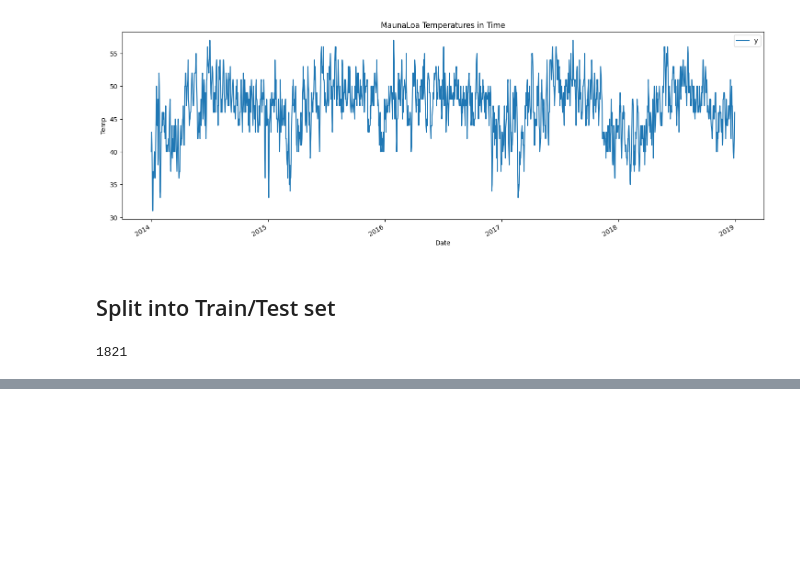
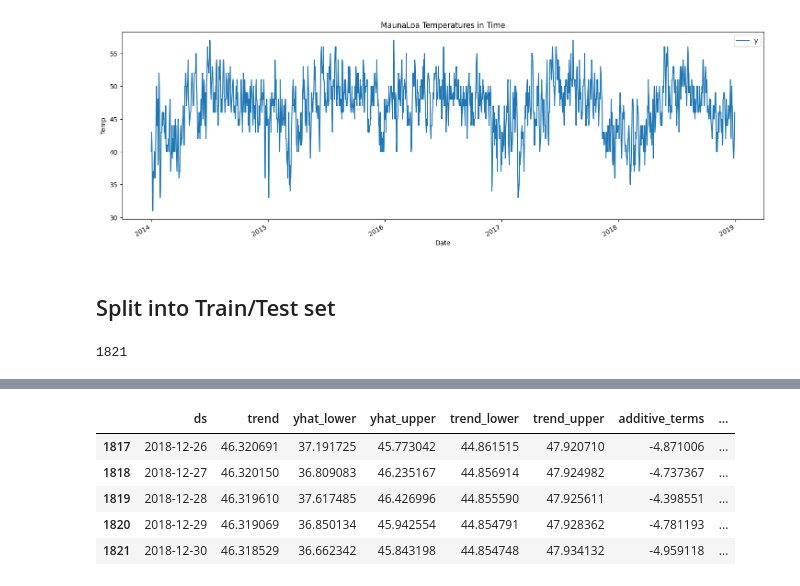
Before and after one commit to ortizfram/Time-Series-Forecasting-Prophet, a Jupyter notebook: Forecasting.ipynb, the cells around one changed output, grey strips where cells are left out. Drawn from its saved outputs; the diff is of its cells as text; code cells hidden in the pictures; blank space fills up the shorter version.

Commit message:
making predictions

```diff
--- a/Forecasting.ipynb
+++ b/Forecasting.ipynb
@@ -109,0 +112,5 @@ test = df.loc[len(df)-365:] #from last year till the end
+# %%
+m = Prophet()
+m.fit(train)
+future = m.make_future_dataframe(periods=365) #MS for monthly, H for hourly {default:daily}
+forecast = m.predict(future)
@@ -109,0 +120,10 @@ test = df.loc[len(df)-365:] #from last year till the end
+# %%
+# inspect Future prediction
+forecast.tail()
+# %% [output]
+|  | ds | trend | yhat_lower | yhat_upper | trend_lower | trend_upper | additive_terms | ... |
+| 1817 | 2018-12-26 | 46.320691 | 37.191725 | 45.773042 | 44.861515 | 47.920710 | -4.871006 | ... |
+| 1818 | 2018-12-27 | 46.320150 | 36.809083 | 46.235167 | 44.856914 | 47.924982 | -4.737367 | ... |
+| 1819 | 2018-12-28 | 46.319610 | 37.617485 | 46.426996 | 44.855590 | 47.925611 | -4.398551 | ... |
+| 1820 | 2018-12-29 | 46.319069 | 36.850134 | 45.942554 | 44.854791 | 47.928362 | -4.781193 | ... |
+| 1821 | 2018-12-30 | 46.318529 | 36.662342 | 45.843198 | 44.854748 | 47.934132 | -4.959118 | ... |
```
Also changed, not shown: parts of 3 cells of this notebook.
